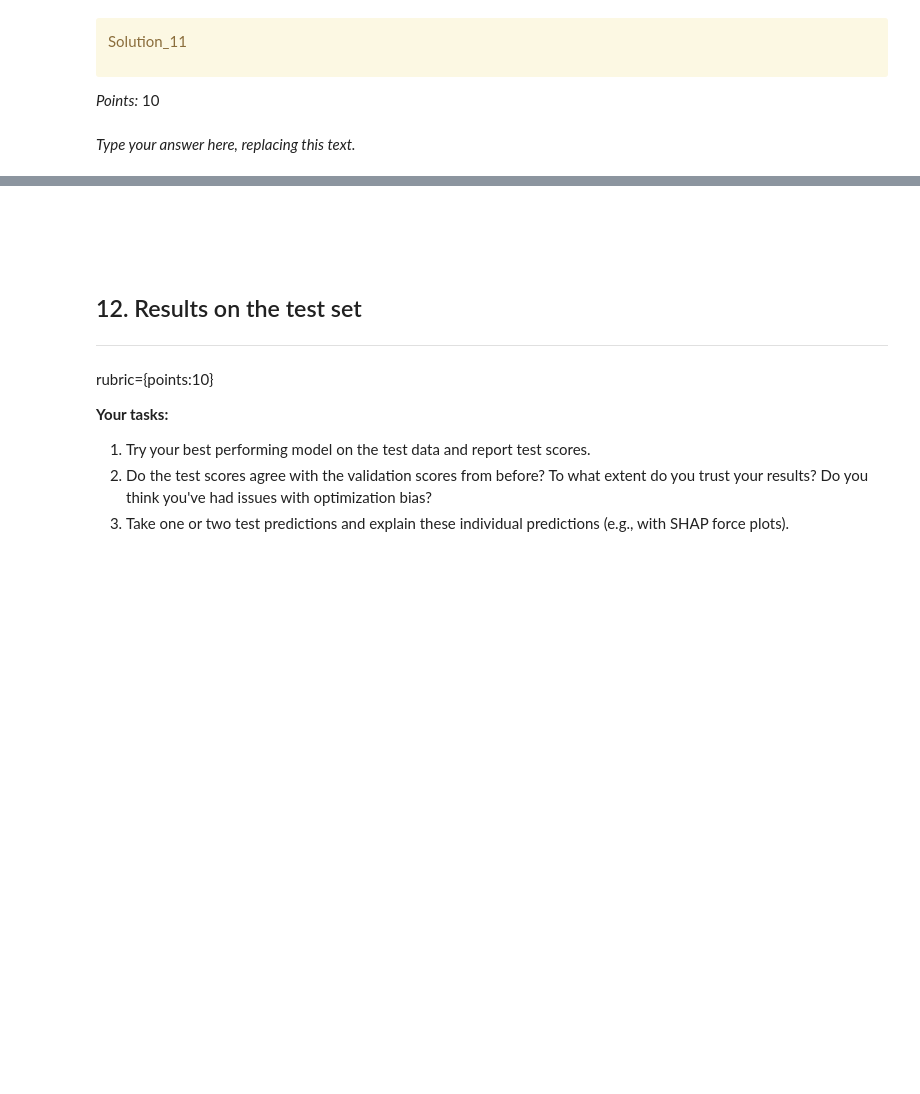
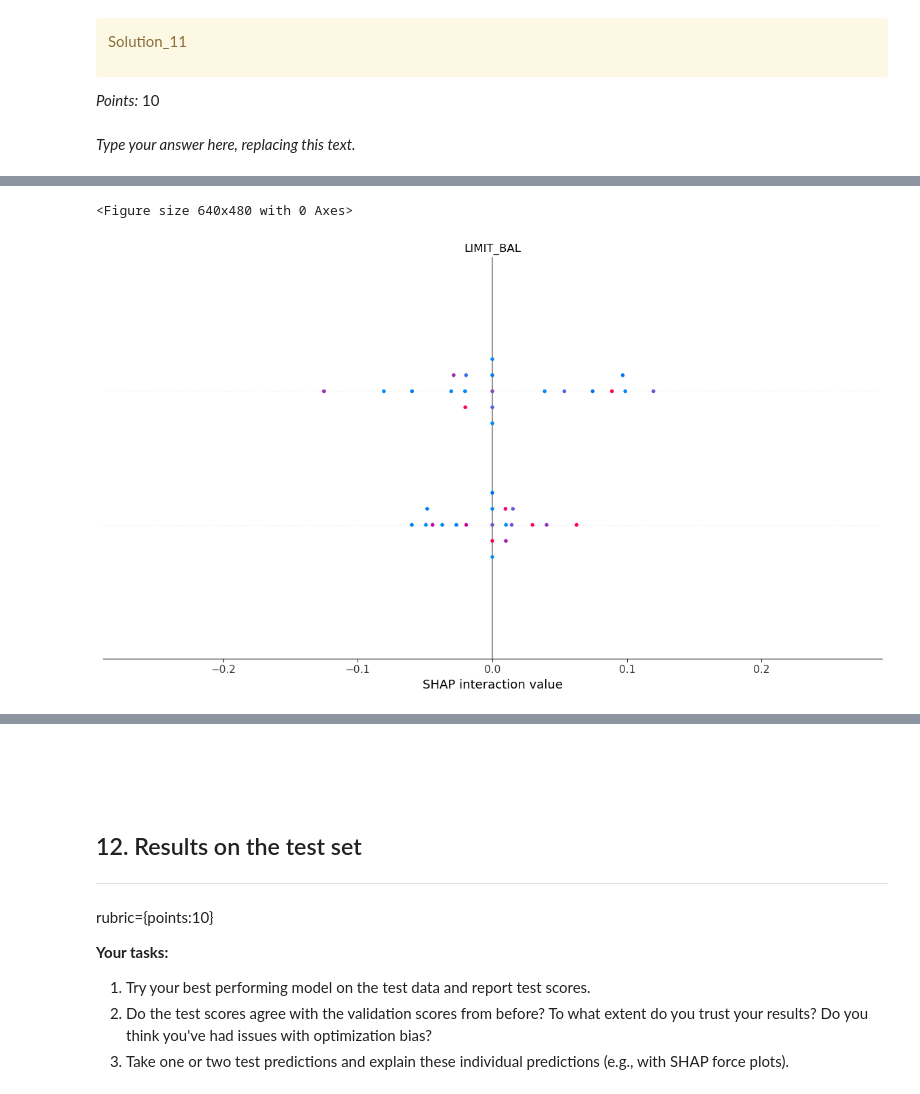
Before and after one commit to hhdning21/credit_card_default_classification, a Jupyter notebook: hw5.ipynb, the cells around one changed output, grey strips where cells are left out. Drawn from its saved outputs; the diff is of its cells as text; code cells hidden in the pictures; blank space fills up the shorter version.

```diff
--- a/hw5.ipynb
+++ b/hw5.ipynb
@@ -763,0 +799,5 @@ Ellipsis
+# %%
+numeric_feat = ['LIMIT_BAL','TOTAL_BILL_AMT','TOTAL_PAY_AMT', 'PAYMENT_RATIO', 'MAX_PAY_DELAY', 'AVG_PAY_DELAY',
+                'NUM_MISSED_PAYMENTS', 'AGE_CREDIT_RATIO', 'PAY_0','PAY_2', 'PAY_3', 'PAY_4', 'PAY_5', 'PAY_6',]
+categorical_feat = ['EDUCATION']
+drop_feat = ['ID', 'MARRIAGE', 'SEX', 'AGE']
@@ -847,0 +1006,34 @@ _Type your answer here, replacing this text._
+# %%
+import shap
+import numpy as np
+
+pipe_knn.fit(X_train, y_train)
+
+# Transform the data manually using the column transformer
+X_train_transformed = pipe_knn.named_steps['columntransformer'].transform(X_train)
+
+feature_names = pipeline_rf.named_steps['columntransformer'].get_feature_names_out()
+feature_names = [name.replace("standardscaler__", "")
+                       .replace("onehotencoder-1__", "")
+                       .replace("onehotencoder-2__", "")
+                       .replace("passthrough__", "")
+                for name in feature_names]
+
+# Create a prediction function from the fitted model
+knn_predict_fn = pipe_knn.named_steps['kneighborsclassifier'].predict_proba
+
+
+# Use a subset of training data for SHAP explanation to save time
+X_background = shap.sample(X_train_transformed, 50, random_state=123)
+
+# Initialize the KernelExplainer
+explainer = shap.KernelExplainer(knn_predict_fn, X_background)
+
+# Explain predictions for another subset
+shap_values = explainer.shap_values(X_train_transformed[:20])
+
+# Plot summary
+shap.summary_plot(shap_values, X_train_transformed[:20], feature_names=feature_names)
+# %% [output]
+<Figure size 640x480 with 0 Axes>
+[figure, added]
```
Also changed, not shown: parts of 57 cells of this notebook.
